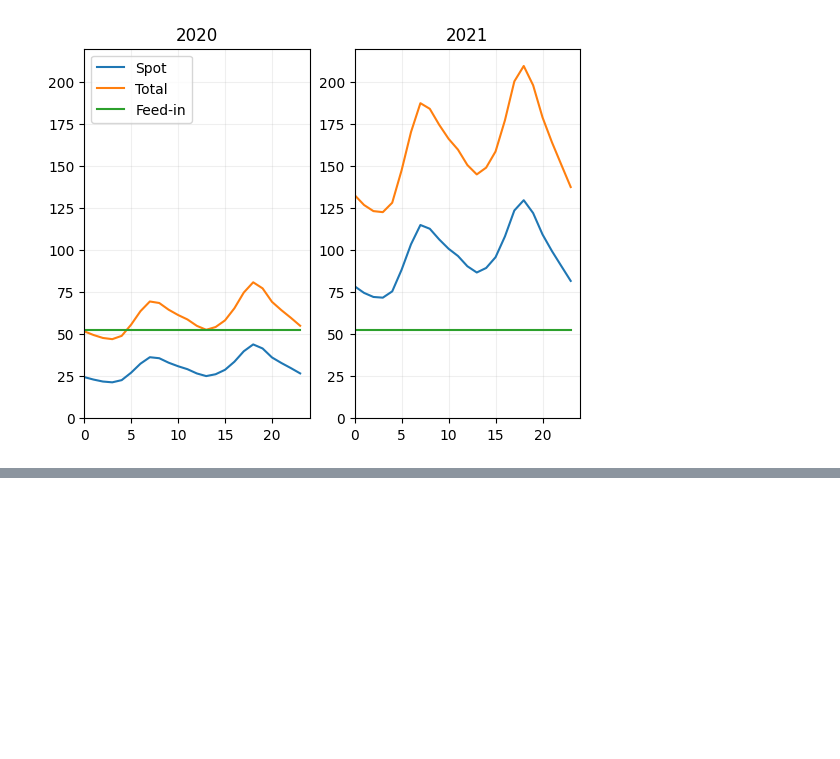
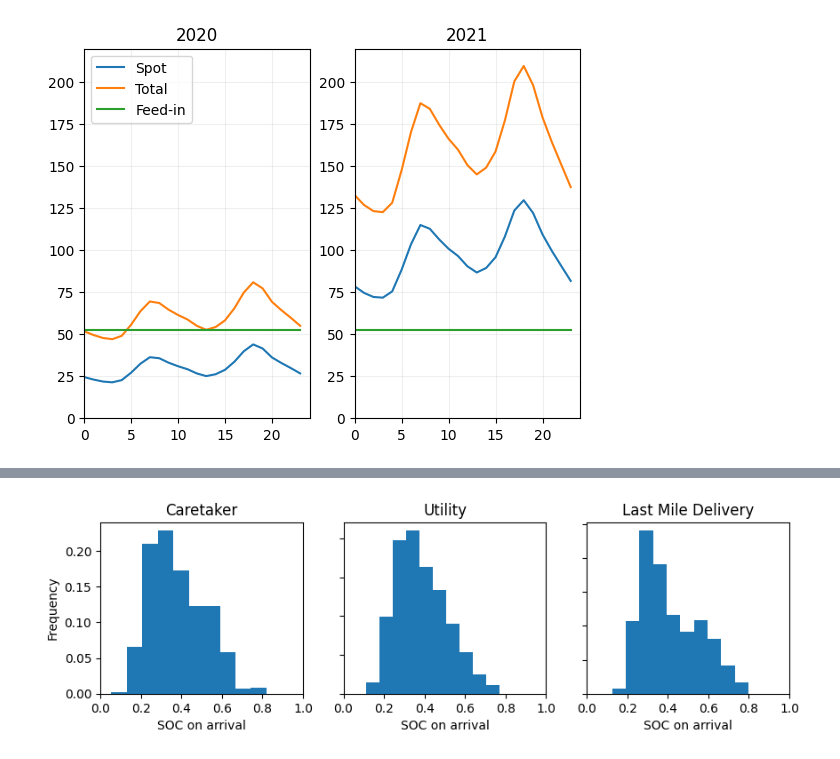
Before and after one commit to EnzoCording/FleetRL, a Jupyter notebook: src/FleetRL/eda.ipynb, the cells around one changed output, grey strips where cells are left out. Cells and saved outputs as stored; diff of their text form; code cells hidden in the pictures; blank space fills up the shorter version.

```diff
--- a/src/FleetRL/eda.ipynb
+++ b/src/FleetRL/eda.ipynb
@@ -74,0 +177,34 @@ plt.show()
+# %%
+fig, ax = plt.subplots(1,3, figsize=(10,2.5))
+
+# Plot histograms with relative frequencies
+ct_weights = np.ones_like(ct) / len(ct)
+ut_weights = np.ones_like(ut) / len(ut)
+lmd_weights = np.ones_like(lmd) / len(lmd)
+
+ct.plot.hist(ax = ax[0], weights=ct_weights, alpha=1)
+ut.plot.hist(ax = ax[1], weights=ut_weights, alpha=1)
+lmd.plot.hist(ax = ax[2], weights=lmd_weights, alpha=1)
+
+# ax[0].grid(alpha=0.2)
+# ax[1].grid(alpha=0.2)
+# ax[2].grid(alpha=0.2)
+
+# Set common x-label
+for a in ax:
+    a.set_xlabel("SOC on arrival")
+    a.set_xlim([0,1])
+
+# Turn off y-axis labels for the second and third plots
+ax[1].set_ylabel(None)
+ax[2].set_ylabel(None)
+ax[1].set_yticklabels("")
+ax[2].set_yticklabels("")
+
+ax[0].set_title("Caretaker")
+ax[1].set_title("Utility")
+ax[2].set_title("Last Mile Delivery")
+plt.savefig("soc_on_arrival_all.pdf")
+plt.show()
+# %% [output]
+[figure, added]
```
Also changed, not shown: parts of 16 cells of this notebook, 8 other files.
